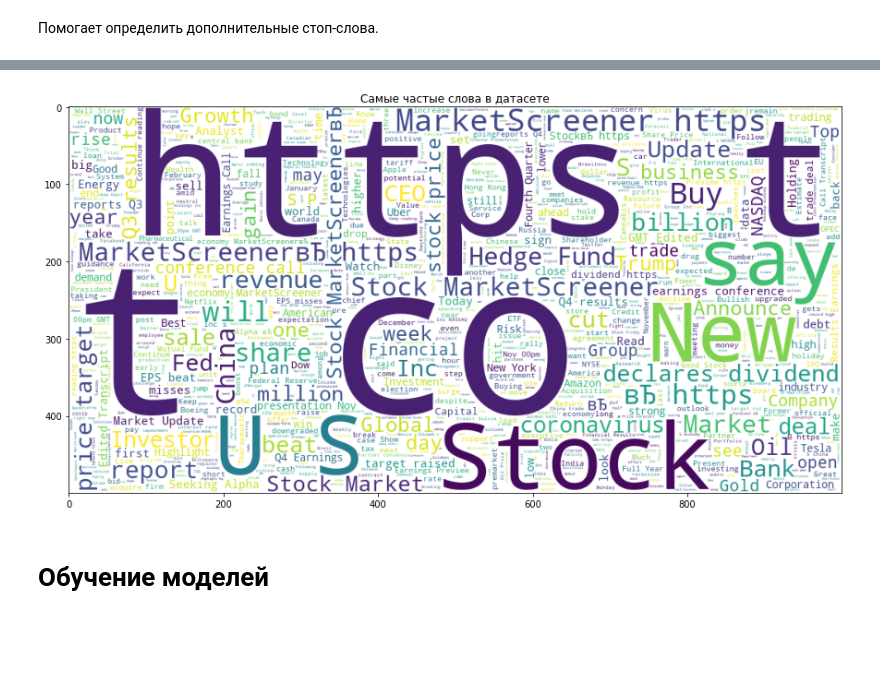
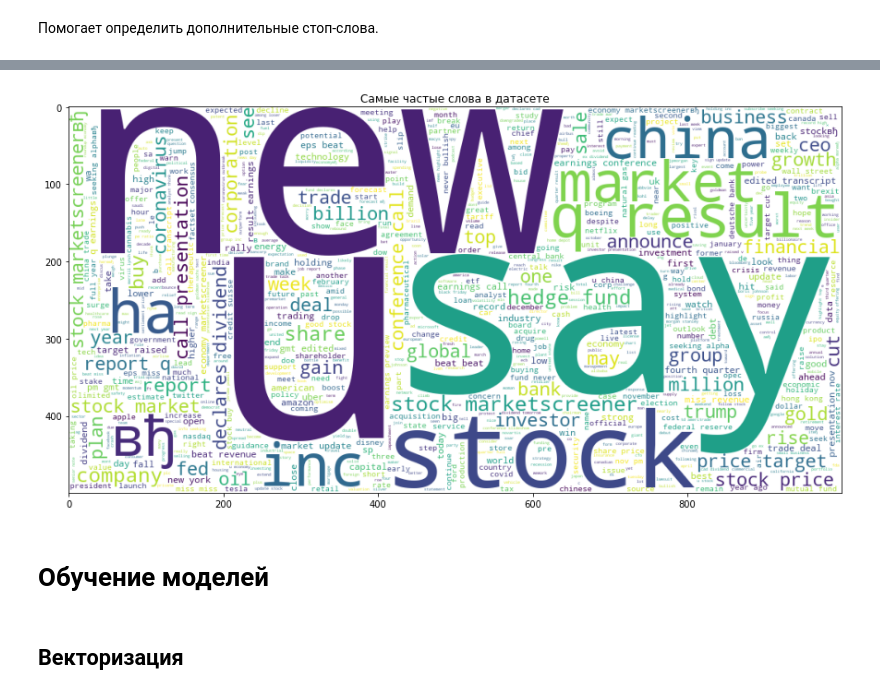
Before and after one commit to DenisKabanov/natural_language_processing, a Jupyter notebook: 2) Bayes classifiers/task.ipynb, the cells around one changed output, grey strips where cells are left out. Cells and saved outputs as stored; diff of their text form; code cells hidden in the pictures; blank space fills up the shorter version.

```diff
--- a/2) Bayes classifiers/task.ipynb
+++ b/2) Bayes classifiers/task.ipynb
@@ -201,3 +213,6 @@ VBox(children=(HBox(children=(IntProgress(value=0, description='0.00%', max=2980
 ## Отображение самых частых слов в датасете
 # %% [markdown]
 Помогает определить дополнительные стоп-слова.
+# %%
+dataset_cleared = pd.read_csv(DATA_DIR + "data_all.csv",  sep=';', encoding='utf8', index_col=False) # считывание данных
+dataset_cleared
@@ -204,12 +233,14 @@ VBox(children=(HBox(children=(IntProgress(value=0, description='0.00%', max=2980
 # %%
 wordcloud = WordCloud(background_color="white", max_words=5000, contour_width=3, contour_color='steelblue', width=1000, height=500, random_state=RANDOM_STATE) # создание WordCloud объекта
-wordcloud.generate(" ".join(dataset["text"])) # отправляем в WordCloud весь текст из датасета
+wordcloud.generate(" ".join(dataset_cleared["text"])) # отправляем в WordCloud весь текст из датасета
 
 plt.figure(figsize=(15,10)) # задание размера графика
 plt.imshow(wordcloud) # отображение картинки
 plt.title("Самые частые слова в датасете")
 plt.show() # вывод графика
 # %% [output]
-[figure, old version]
+[figure, new version]
 # %% [markdown]
 # Обучение моделей
+# %% [markdown]
+## Векторизация
```
Also changed, not shown: parts of 15 cells of this notebook, 4 other files.
